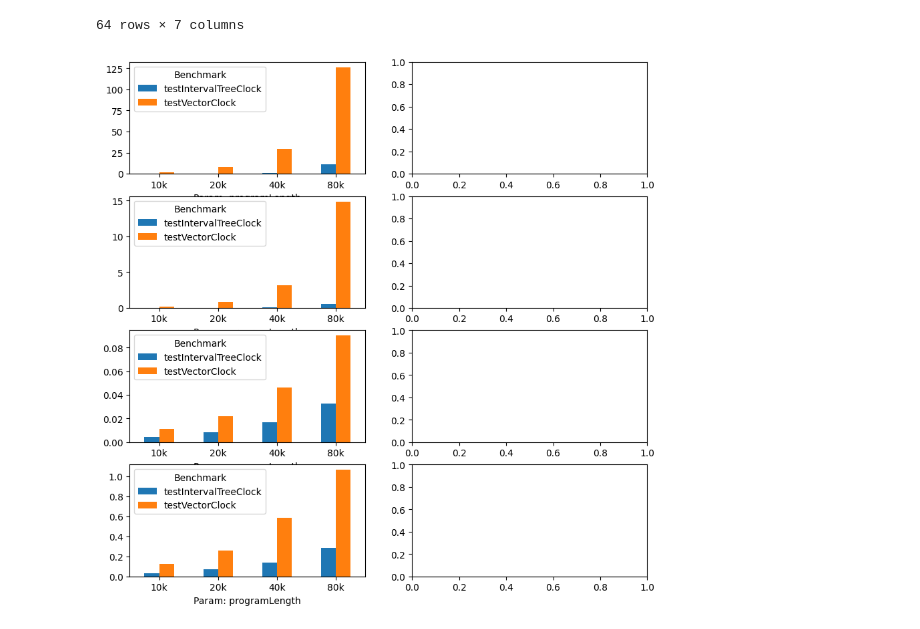
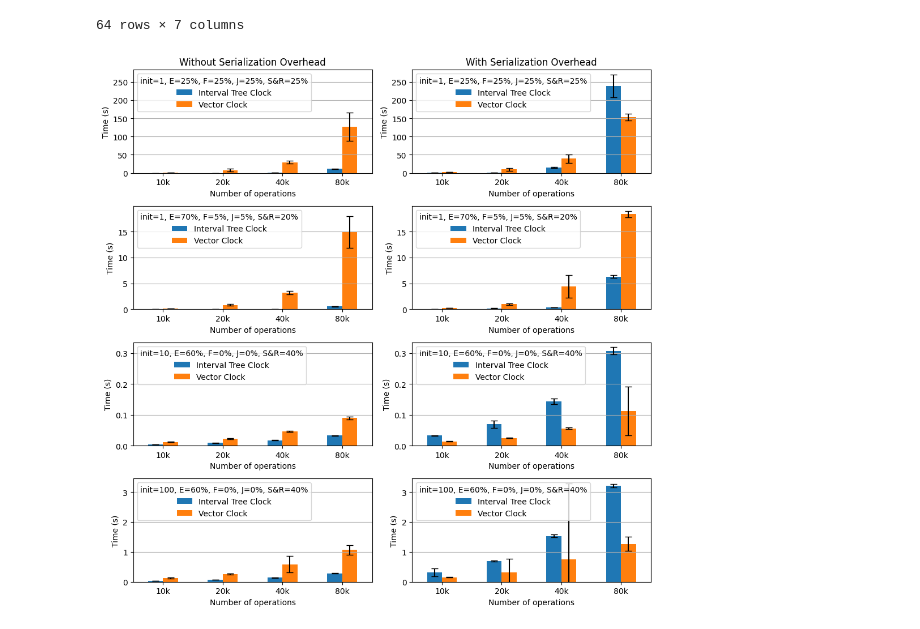
Before and after one commit to ckuessner/interval-tree-clocks, a Jupyter notebook: benchmarks/Benchmarks.ipynb, the cells around one changed output. Drawn from its saved outputs; the diff is of its cells as text; code cells hidden in the pictures.

Commit message:
Improve visualization of benchmark results

```diff
--- a/benchmarks/Benchmarks.ipynb
+++ b/benchmarks/Benchmarks.ipynb
@@ -32,11 +32,33 @@ df
 | 62 | testVectorClockWithSerialization | avgt | 0.748721 | 2.536318 | s/op | 100,60,0,0,40 | 40000 |
 | 63 | testVectorClockWithSerialization | avgt | 1.270769 | 0.229094 | s/op | 100,60,0,0,40 | 80000 |
 64 rows × 7 columns
+# %%
+def paramsToDescription(generationParams: str) -> str:
+    paramArray = generationParams.split(',')
+    return f"init={paramArray[0]}, E={paramArray[1]}%, F={paramArray[2]}%, J={paramArray[3]}%, S&R={paramArray[4]}%"
 # %%
 fig, axs = plt.subplots(4,2, figsize=(10,10))
+
+axs[0][0].set_title('Without Serialization Overhead')
+axs[0][1].set_title('With Serialization Overhead')
+
 for ((ax_left, ax_right), param) in zip(axs, ['1,25,25,25,25', '1,70,5,5,20', '10,60,0,0,40', '100,60,0,0,40']):
-    curDf = df[(df['Param: generationParams'] == param) & (df['Benchmark'].isin(['testIntervalTreeClock', 'testVectorClock']))].pivot(index='Param: programLength', columns='Benchmark', values='Score')
-    curDf.plot.bar(ax=ax_left)
-    ax_left.set_xticklabels(curDf.index.map(lambda x: f"{int(x/1000)}k"), rotation=0)
+    yMax = 0
+    for (cur_ax, benchmarks) in [(ax_left, ['testIntervalTreeClock', 'testVectorClock']), (ax_right, ['testIntervalTreeClockWithSerialization', 'testVectorClockWithSerialization'])]:
+        curBenchmarksDf = df[(df['Param: generationParams'] == param) & (df['Benchmark'].isin(benchmarks))]
+        curBenchmarksDf = curBenchmarksDf.pivot(index='Param: programLength', columns='Benchmark', values=['Score', 'Score Error (99,9%)'])
+        curBenchmarksDf.plot.bar(ax=cur_ax, y='Score', yerr='Score Error (99,9%)', capsize=4)
+        cur_ax.set_xticklabels(curBenchmarksDf.index.map(lambda x: f"{int(x/1000)}k"), rotation=0)
+
+        yMax = max(yMax, (curBenchmarksDf['Score'] + curBenchmarksDf['Score Error (99,9%)']).max().max())
+
+    for ax in [ax_left, ax_right]:
+        ax.set_ylim(0, yMax*1.05)
+        ax.set_ylabel('Time (s)')
+        ax.set_xlabel('Number of operations')
+        ax.grid(axis='y')
+        ax.legend(labels=['Interval Tree Clock', 'Vector Clock'], loc='upper left', title=paramsToDescription(param))
+
+plt.tight_layout()
 # %% [output]
-[figure, old version]
+[figure, new version]
```
